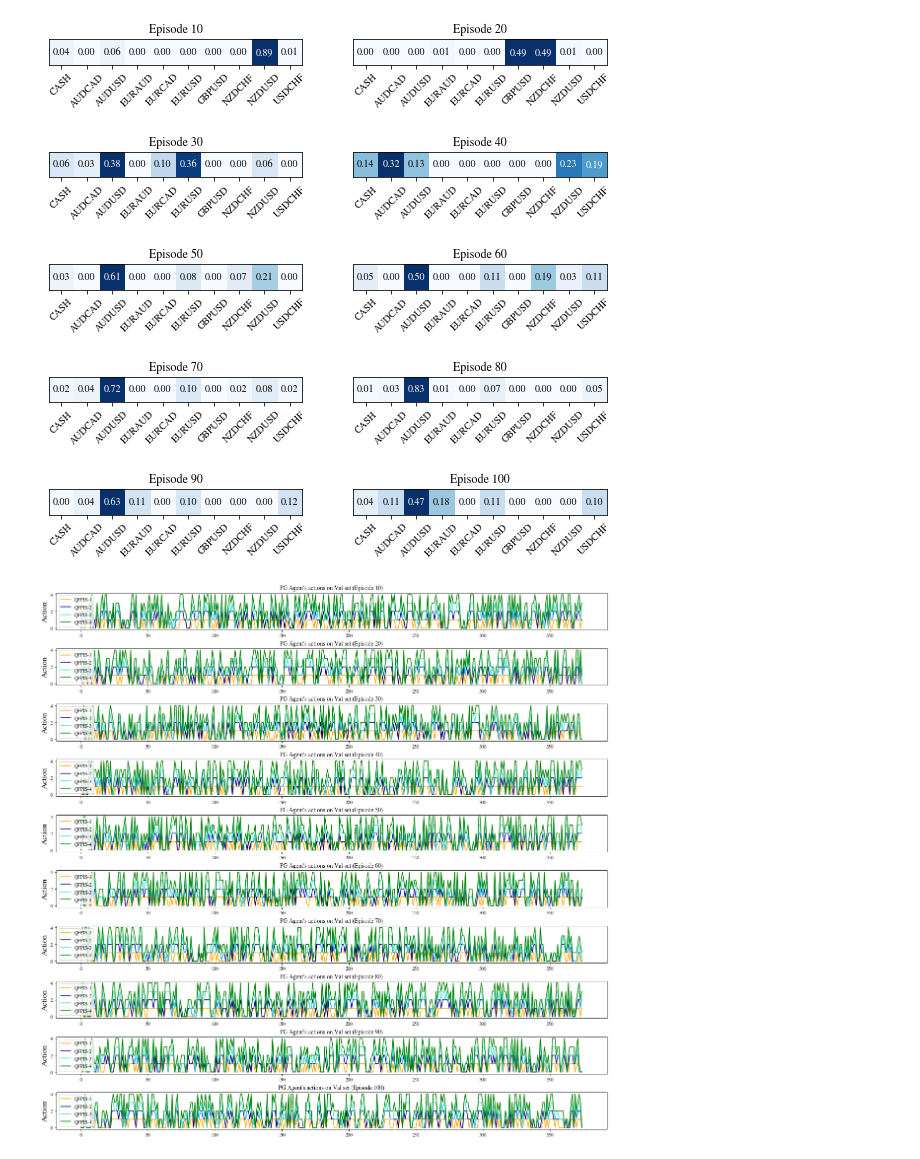
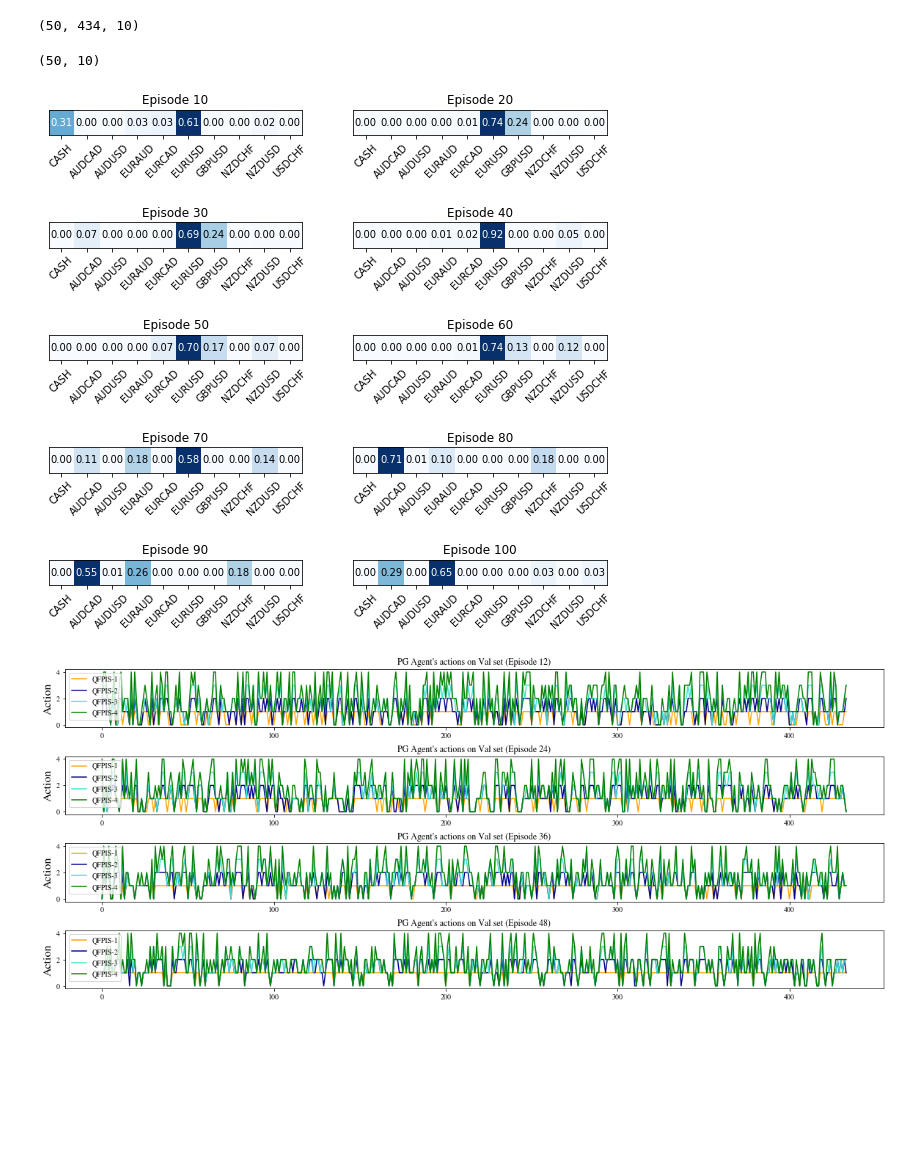
Before and after one commit to 772435284/QF-portfolio-investment-system, a Jupyter notebook: plot_action.ipynb, the cells around one changed output. Saved outputs shown, nothing was run; the diff lists cells and outputs as text; code cells hidden in the pictures; blank space fills up the shorter version.

```diff
--- a/plot_action.ipynb
+++ b/plot_action.ipynb
@@ -37,6 +39,15 @@ plt.savefig("figure/policy_actions_test.png",dpi=400,bbox_inches = 'tight')
 # %%
-actions = np.load('backtest_result/plot_action_QPL_4_forex.npy')
+actions = np.load('backtest_result/QFPIS_warm_up_plot_action_QPL_4_forex_data.npy')
 eps = 1e-8
+actions.shape
+# %% [output]
+(50, 434, 10)
+# %%
+actions = actions[:,11,:]
+# %%
+actions.shape
+# %% [output]
+(50, 10)
 # %%
 
 # 产品列表
@@ -48,8 +59,8 @@ fig, axs = plt.subplots(5, 2, figsize=(10, 10))
 # 用于计数子图编号
 plot_num = 0
 
-for i in range(len(actions)):
-    if (i+1) % 10 == 0:
+for i in range(50):
+    if (i+1) % 5 == 0:
         action = actions[i]
         action = np.clip(action, 0, 1)
         weights = action
@@ -71,7 +82,7 @@ for i in range(len(actions)):
             axs[row, col].annotate(f"{investment_weights_2d[0, j]:.2f}", (j, 0), ha="center", va="center", color="white" if investment_weights_2d[0, j] > 0.5 * weights.max() else "black")
 
         # 添加标题
-        axs[row, col].set_title(f'Episode {i+1}')
+        axs[row, col].set_title(f'Episode {2*i+2}')
 
         # 添加 x 轴标签
         axs[row, col].set_xticks(range(10))
@@ -89,35 +100,35 @@ figure_name = "weight_against_episode.png"
 plt.savefig(os.path.join(save_path, figure_name),dpi=400,bbox_inches = 'tight')
 plt.show()
 # %% [output]
-[figure, old version]
+[figure, new version]
 # %%
-episode = 100
-num_plots = episode // 10
+episode = 50
+num_plots = episode // 12
 
 fig, axes = plt.subplots(num_plots, 1, figsize=(20.0, 2.0*num_plots))
 plt.subplots_adjust(hspace=0.5)
 
 for j in range(episode):
-    if (j+1) % 10 ==0 and j >0:
+    if (j+1) % 12 ==0 and j >0:
         action = [0 for i in range(len(qpl_number))]
         for i in range(len(qpl_number)):
             qpl = qpl_number[i]
-            action[i] = pd.read_csv(f'backtest_result/val_policy_actions/QFPIS_val_QPL_{qpl}_ep_{j+1}_action_record.csv')
+            action[i] = pd.read_csv(f'backtest_result/val_policy_actions/QFPIS_new_val_QPL_{qpl}_ep_{j+1}_forex_data_action_record.csv')
 
-        row = j // 10  # 以10个episode为一组，计算当前子图的行索引
-        col = j % 10   # 计算当前子图的列索引
+        row = j // 12  # 以10个episode为一组，计算当前子图的行索引
+        col = j % 12   # 计算当前子图的列索引
         ax = axes[row] if num_plots > 1 else axes  # 如果只有一行子图，就不需要使用数组
 
         ax.plot(action[0],color='orange',label='QFPIS-1')
         ax.plot(action[1],color='darkblue',label='QFPIS-2')
         ax.plot(action[2],color='turquoise',label='QFPIS-3')
         ax.plot(action[3],color='green',label='QFPIS-4')
 
         ax.set_ylabel("Action",fontsize=16)
         ax.set_title(f"PG Agent's actions on Val set (Episode {j+1})",fontsize=12)
         ax.legend(loc='upper left',fontsize=10)
 figure_name = "pg_agent_action_against_episode.png"
 plt.savefig(os.path.join(save_path, figure_name),dpi=400,bbox_inches = 'tight')
 plt.show()
 # %% [output]
-[figure, old version]
+[figure, new version]
```
Also changed, not shown: parts of 2 cells of this notebook, 8 other files.
